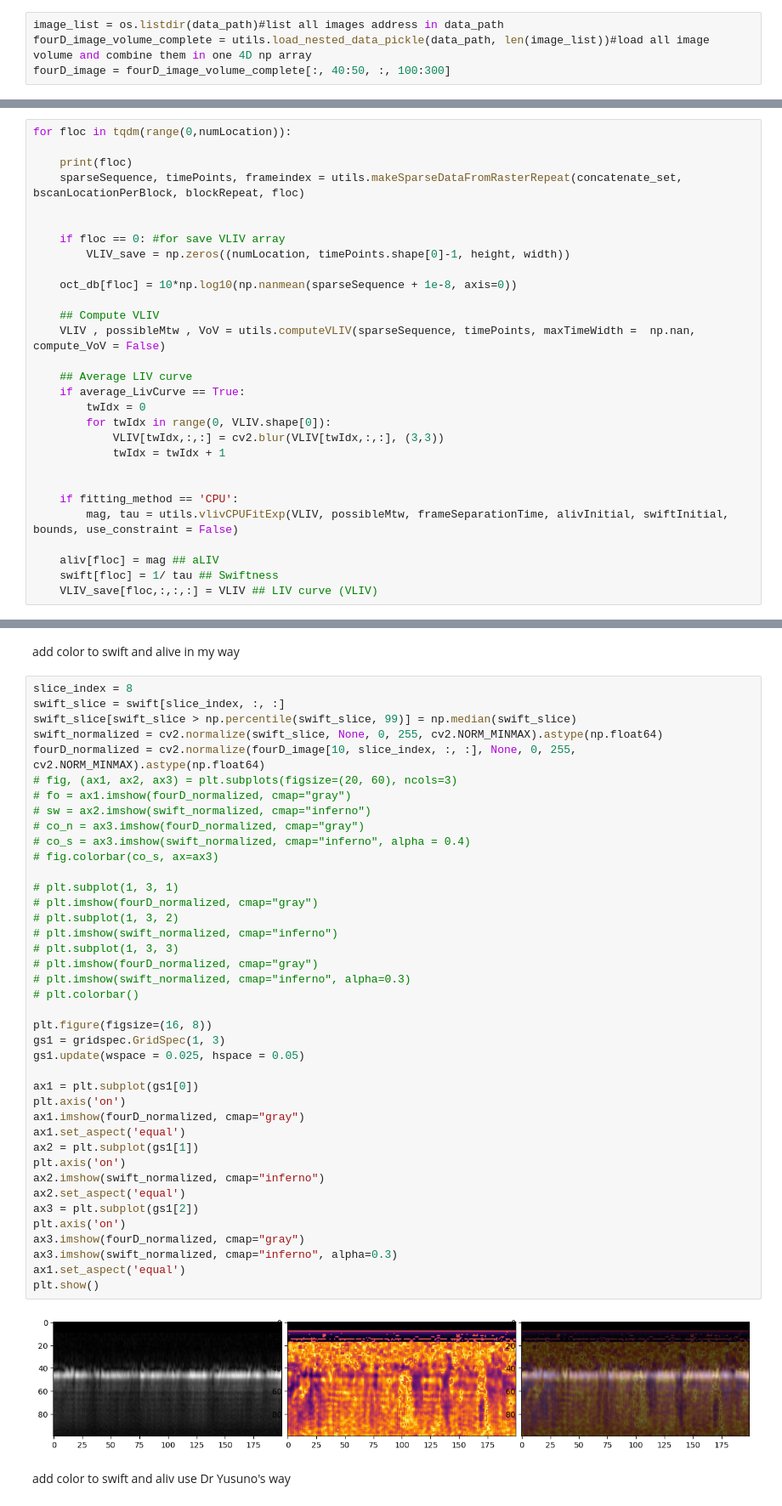
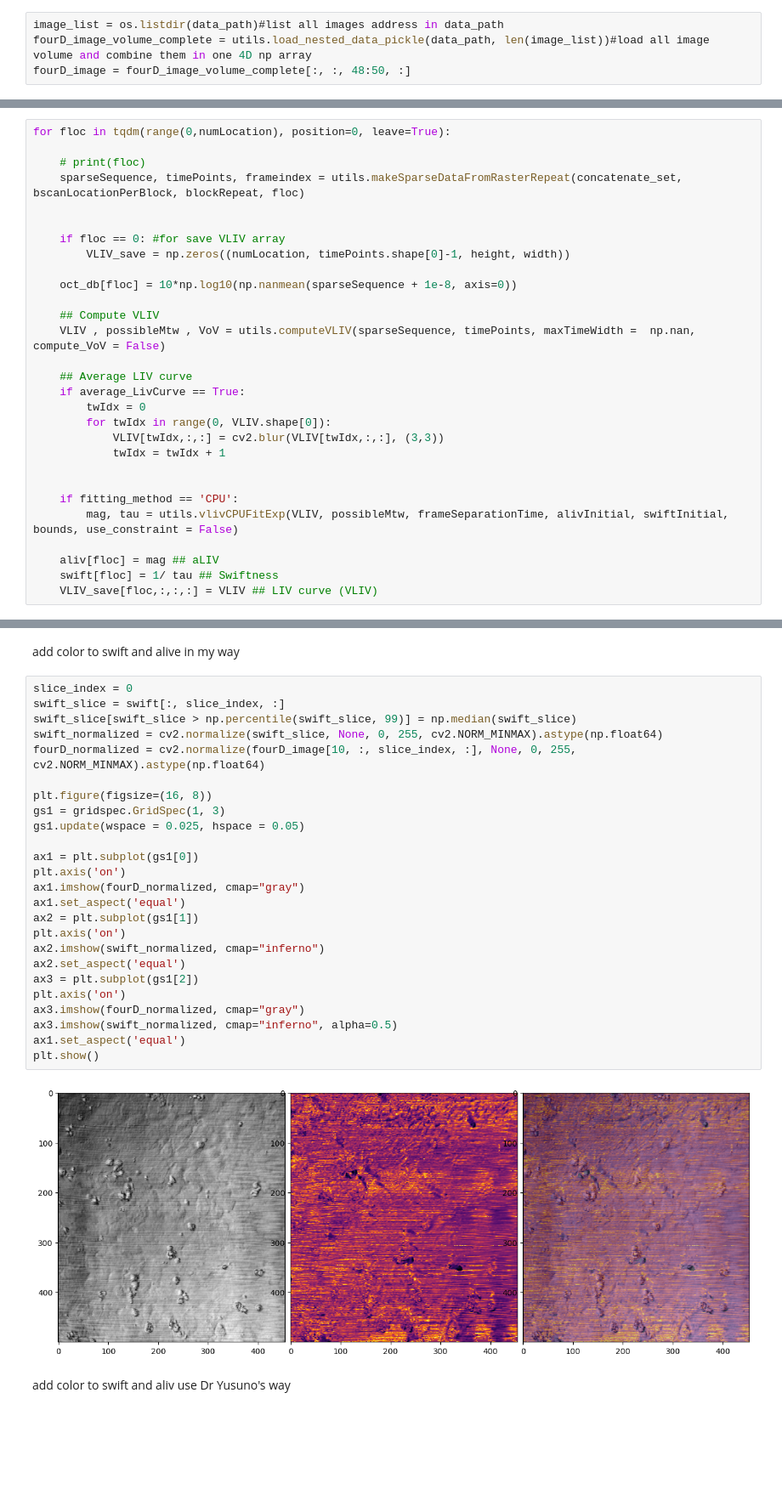
Before and after one commit to unrealxiao/dynamicOCT, a Jupyter notebook: YusunoDOCT.ipynb, the cells around one changed output, grey strips where cells are left out. Shown at 85% size. Cells and saved outputs as stored; diff of their text form; blank space fills up the shorter version.

Commit message:
get Yusuno color map working

```diff
--- a/YusunoDOCT.ipynb
+++ b/YusunoDOCT.ipynb
@@ -43,7 +40,7 @@ plt.imshow(volume[1, :, :], cmap="gray")
 # %%
 image_list = os.listdir(data_path)#list all images address in data_path
 fourD_image_volume_complete = utils.load_nested_data_pickle(data_path, len(image_list))#load all image volume and combine them in one 4D np array
-fourD_image = fourD_image_volume_complete[:, 40:50, :, 100:300]
+fourD_image = fourD_image_volume_complete[:, :, 48:50, :]
 # %%
 concatenate_set = utils.concatenate_scan_set(fourD_image)
 # %%
@@ -175,9 +172,9 @@ array([[ True,  True,  True, False, False, False, False, False, False,
        [False, False, False, False, False, False, False, False, False,
         False, False, False,  True,  True,  True]])
 # %%
-for floc in tqdm(range(0,numLocation)):
+for floc in tqdm(range(0,numLocation), position=0, leave=True):
 
-    print(floc)
+    # print(floc)
     sparseSequence, timePoints, frameindex = utils.makeSparseDataFromRasterRepeat(concatenate_set, bscanLocationPerBlock, blockRepeat, floc)
 
 
@@ -230,47 +216,32 @@ np.float64(72.12146520899103)
 # %% [markdown]
 add color to swift and alive in my way
 # %%
-slice_index = 8
-swift_slice = swift[slice_index, :, :]
+slice_index = 0
+swift_slice = swift[:, slice_index, :]
 swift_slice[swift_slice > np.percentile(swift_slice, 99)] = np.median(swift_slice)
 swift_normalized = cv2.normalize(swift_slice, None, 0, 255, cv2.NORM_MINMAX).astype(np.float64)
-fourD_normalized = cv2.normalize(fourD_image[10, slice_index, :, :], None, 0, 255, cv2.NORM_MINMAX).astype(np.float64)
-# fig, (ax1, ax2, ax3) = plt.subplots(figsize=(20, 60), ncols=3)
-# fo = ax1.imshow(fourD_normalized, cmap="gray")
-# sw = ax2.imshow(swift_normalized, cmap="inferno")
-# co_n = ax3.imshow(fourD_normalized, cmap="gray")
-# co_s = ax3.imshow(swift_normalized, cmap="inferno", alpha = 0.4)
-# fig.colorbar(co_s, ax=ax3)
-
-# plt.subplot(1, 3, 1)
-# plt.imshow(fourD_normalized, cmap="gray")
-# plt.subplot(1, 3, 2)
-# plt.imshow(swift_normalized, cmap="inferno")
-# plt.subplot(1, 3, 3)
-# plt.imshow(fourD_normalized, cmap="gray")
-# plt.imshow(swift_normalized, cmap="inferno", alpha=0.3)
-# plt.colorbar()
+fourD_normalized = cv2.normalize(fourD_image[10, :, slice_index, :], None, 0, 255, cv2.NORM_MINMAX).astype(np.float64)
 
 plt.figure(figsize=(16, 8))
 gs1 = gridspec.GridSpec(1, 3)
 gs1.update(wspace = 0.025, hspace = 0.05)
 
 ax1 = plt.subplot(gs1[0])
 plt.axis('on')
 ax1.imshow(fourD_normalized, cmap="gray")
 ax1.set_aspect('equal')
 ax2 = plt.subplot(gs1[1])
 plt.axis('on')
 ax2.imshow(swift_normalized, cmap="inferno")
 ax2.set_aspect('equal')
 ax3 = plt.subplot(gs1[2])
 plt.axis('on')
 ax3.imshow(fourD_normalized, cmap="gray")
-ax3.imshow(swift_normalized, cmap="inferno", alpha=0.3)
+ax3.imshow(swift_normalized, cmap="inferno", alpha=0.5)
 ax1.set_aspect('equal')
 plt.show()
 # %% [output]
-[figure, old version]
+[figure, new version]
 # %% [markdown]
 add color to swift and aliv use Dr Yusuno's way
 # %%
```
Also changed, not shown: parts of 8 cells of this notebook, 1 other file.
